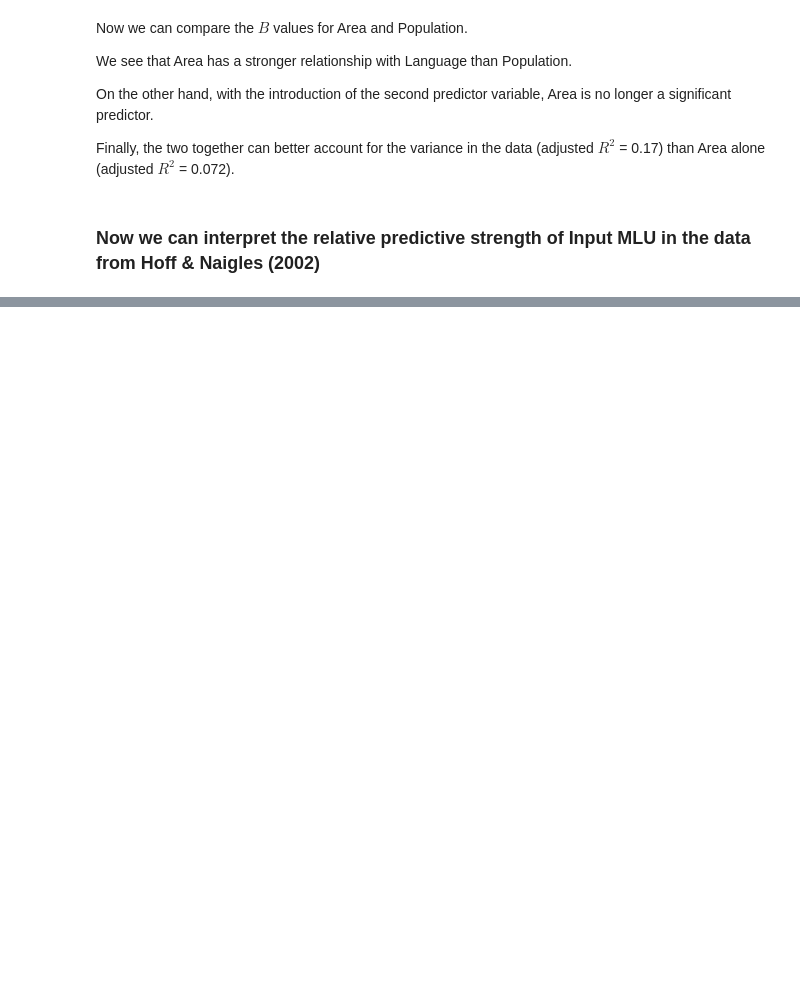
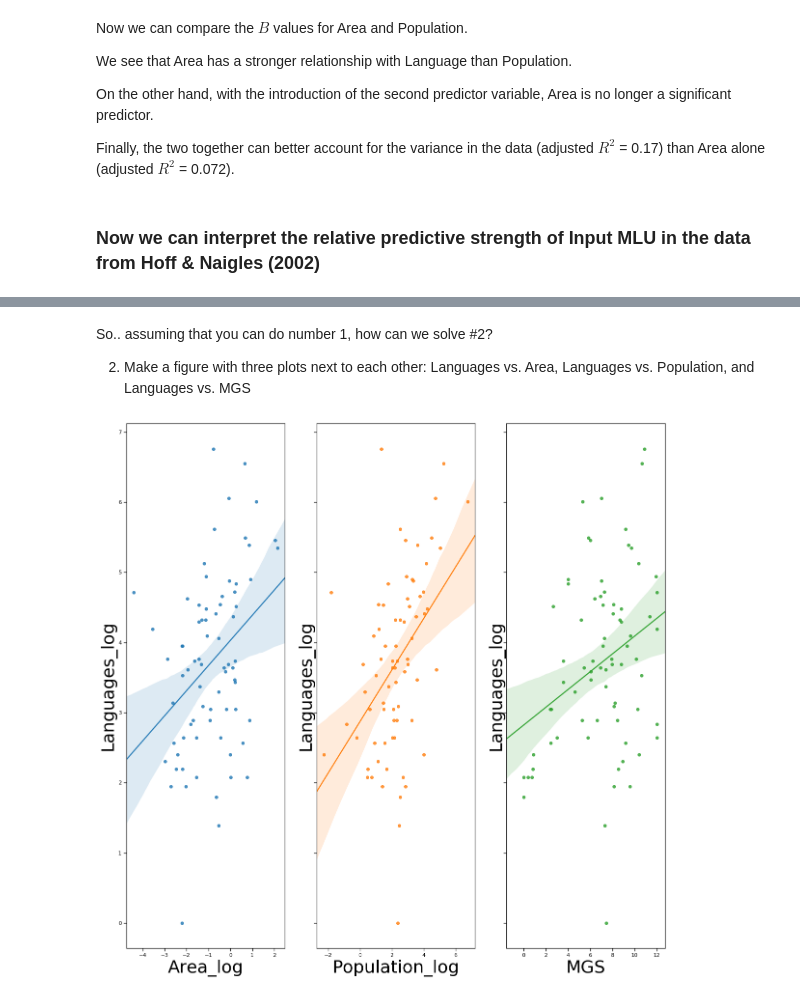
Before and after one commit to ethanweed/ethanweed.github.io, a Jupyter notebook: python-tutorials/analyzing-linear-relationships.ipynb, the cells around one changed output, grey strips where cells are left out. Cells and saved outputs as stored; diff of their text form; code cells hidden in the pictures; blank space fills up the shorter version.

```diff
--- a/python-tutorials/analyzing-linear-relationships.ipynb
+++ b/python-tutorials/analyzing-linear-relationships.ipynb
@@ -283,0 +290,12 @@ Finally, the two together can better account for the variance in the data (adjus
+# %% [markdown]
+So.. assuming that you can do number 1, how can we solve \#2?
+
+2. Make a figure with three plots next to each other: Languages vs. Area, Languages vs. Population, and Languages vs. MGS
+# %%
+fig, axs = plt.subplots(ncols=3, sharey = True)
+sns.regplot(x = "Area_log", y = "Languages_log", data = df, ax=axs[0])
+sns.regplot(x = "Population_log", y = "Languages_log", data = df, ax=axs[1])
+sns.regplot(x = "MGS", y = "Languages_log", data = df, ax=axs[2])
+sns.set_context("notebook", rc={"axes.labelsize":36})
+# %% [output]
+[figure, added]
```
Also changed, not shown: parts of 8 cells of this notebook, 1 other file.
